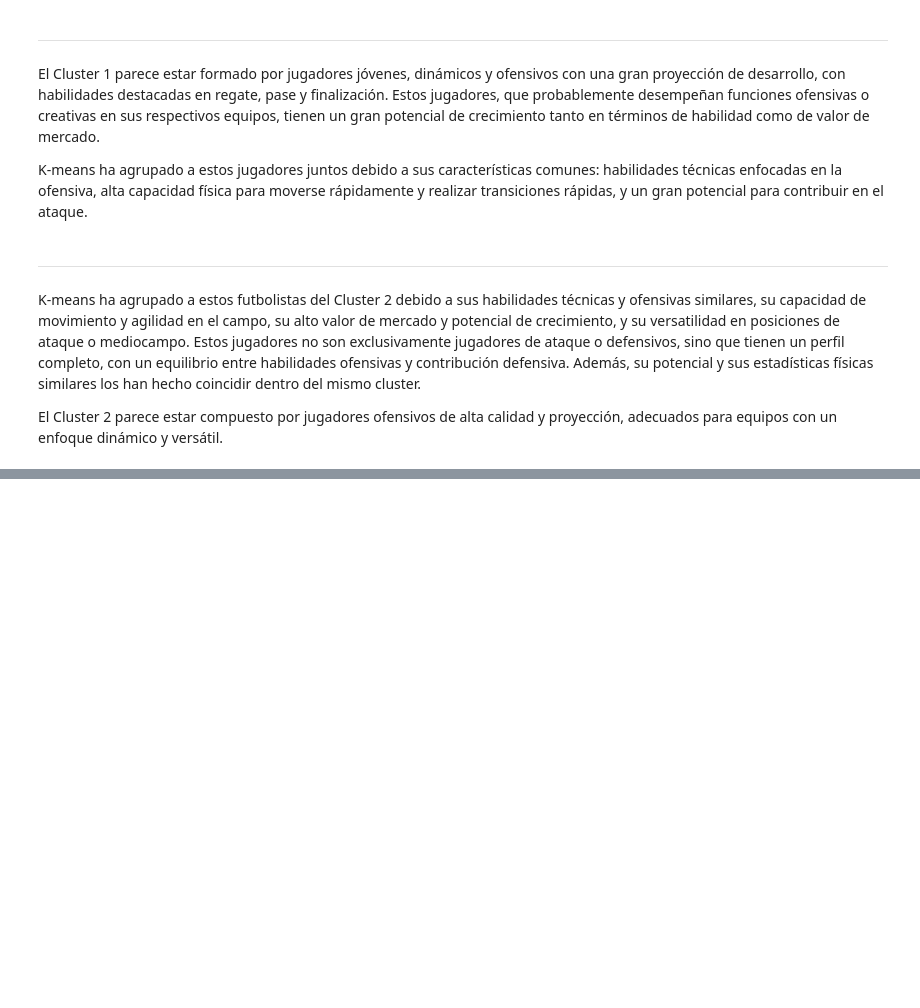
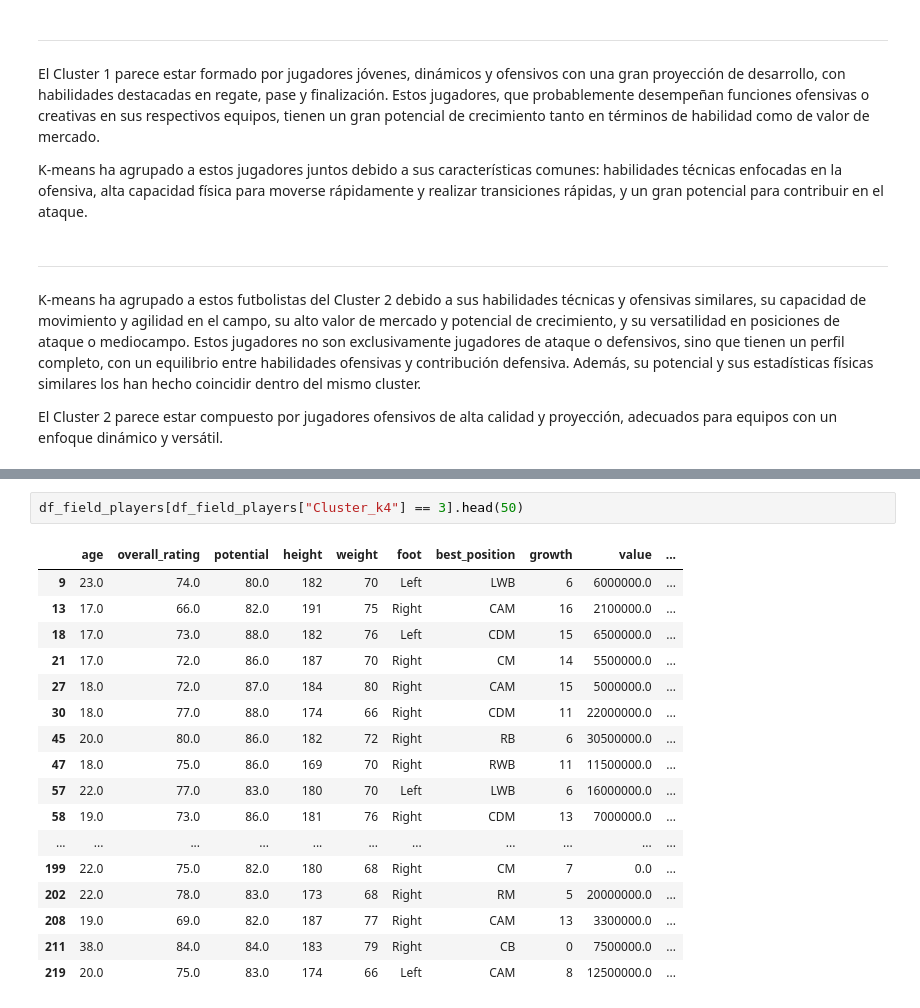
Before and after one commit to javierlara47/TFG, a Jupyter notebook: notebooks/machine_learning.ipynb, the cells around one changed output, grey strips where cells are left out. Cells and saved outputs as stored; diff of their text form; blank space fills up the shorter version.

```diff
--- a/notebooks/machine_learning.ipynb
+++ b/notebooks/machine_learning.ipynb
@@ -1019,0 +1060,20 @@ El Cluster 2 parece estar compuesto por jugadores ofensivos de alta calidad y pr
+# %%
+df_field_players[df_field_players["Cluster_k4"] == 3].head(50)
+# %% [output]
+|  | age | overall_rating | potential | height | weight | foot | best_position | growth | value | ... |
+| 9 | 23.0 | 74.0 | 80.0 | 182 | 70 | Left | LWB | 6 | 6000000.0 | ... |
+| 13 | 17.0 | 66.0 | 82.0 | 191 | 75 | Right | CAM | 16 | 2100000.0 | ... |
+| 18 | 17.0 | 73.0 | 88.0 | 182 | 76 | Left | CDM | 15 | 6500000.0 | ... |
+| 21 | 17.0 | 72.0 | 86.0 | 187 | 70 | Right | CM | 14 | 5500000.0 | ... |
+| 27 | 18.0 | 72.0 | 87.0 | 184 | 80 | Right | CAM | 15 | 5000000.0 | ... |
+| 30 | 18.0 | 77.0 | 88.0 | 174 | 66 | Right | CDM | 11 | 22000000.0 | ... |
+| 45 | 20.0 | 80.0 | 86.0 | 182 | 72 | Right | RB | 6 | 30500000.0 | ... |
+| 47 | 18.0 | 75.0 | 86.0 | 169 | 70 | Right | RWB | 11 | 11500000.0 | ... |
+| 57 | 22.0 | 77.0 | 83.0 | 180 | 70 | Left | LWB | 6 | 16000000.0 | ... |
+| 58 | 19.0 | 73.0 | 86.0 | 181 | 76 | Right | CDM | 13 | 7000000.0 | ... |
+| ... | ... | ... | ... | ... | ... | ... | ... | ... | ... | ... |
+| 199 | 22.0 | 75.0 | 82.0 | 180 | 68 | Right | CM | 7 | 0.0 | ... |
+| 202 | 22.0 | 78.0 | 83.0 | 173 | 68 | Right | RM | 5 | 20000000.0 | ... |
+| 208 | 19.0 | 69.0 | 82.0 | 187 | 77 | Right | CAM | 13 | 3300000.0 | ... |
+| 211 | 38.0 | 84.0 | 84.0 | 183 | 79 | Right | CB | 0 | 7500000.0 | ... |
+| 219 | 20.0 | 75.0 | 83.0 | 174 | 66 | Left | CAM | 8 | 12500000.0 | ... |
```
Also changed, not shown: parts of 9 cells of this notebook.
